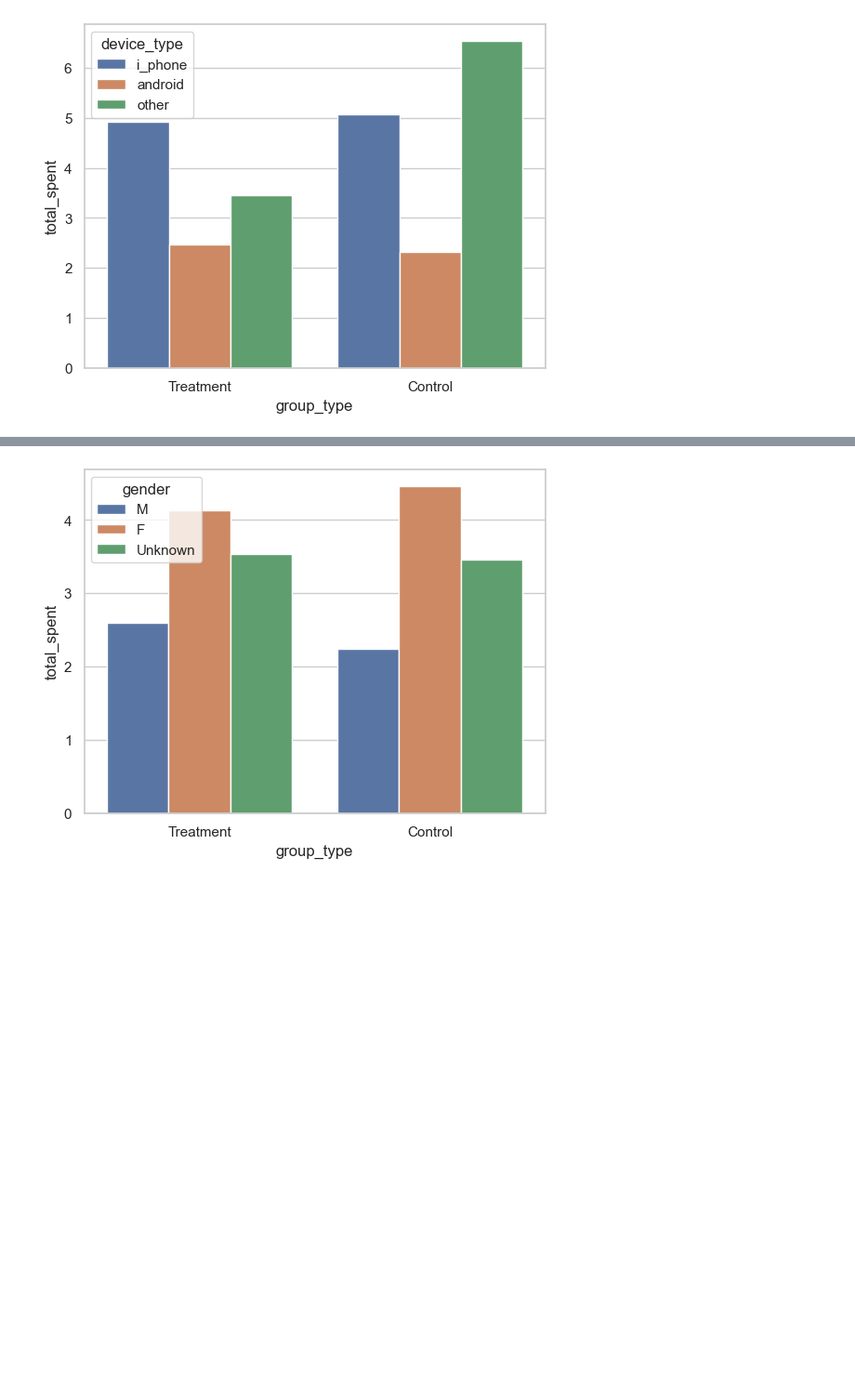
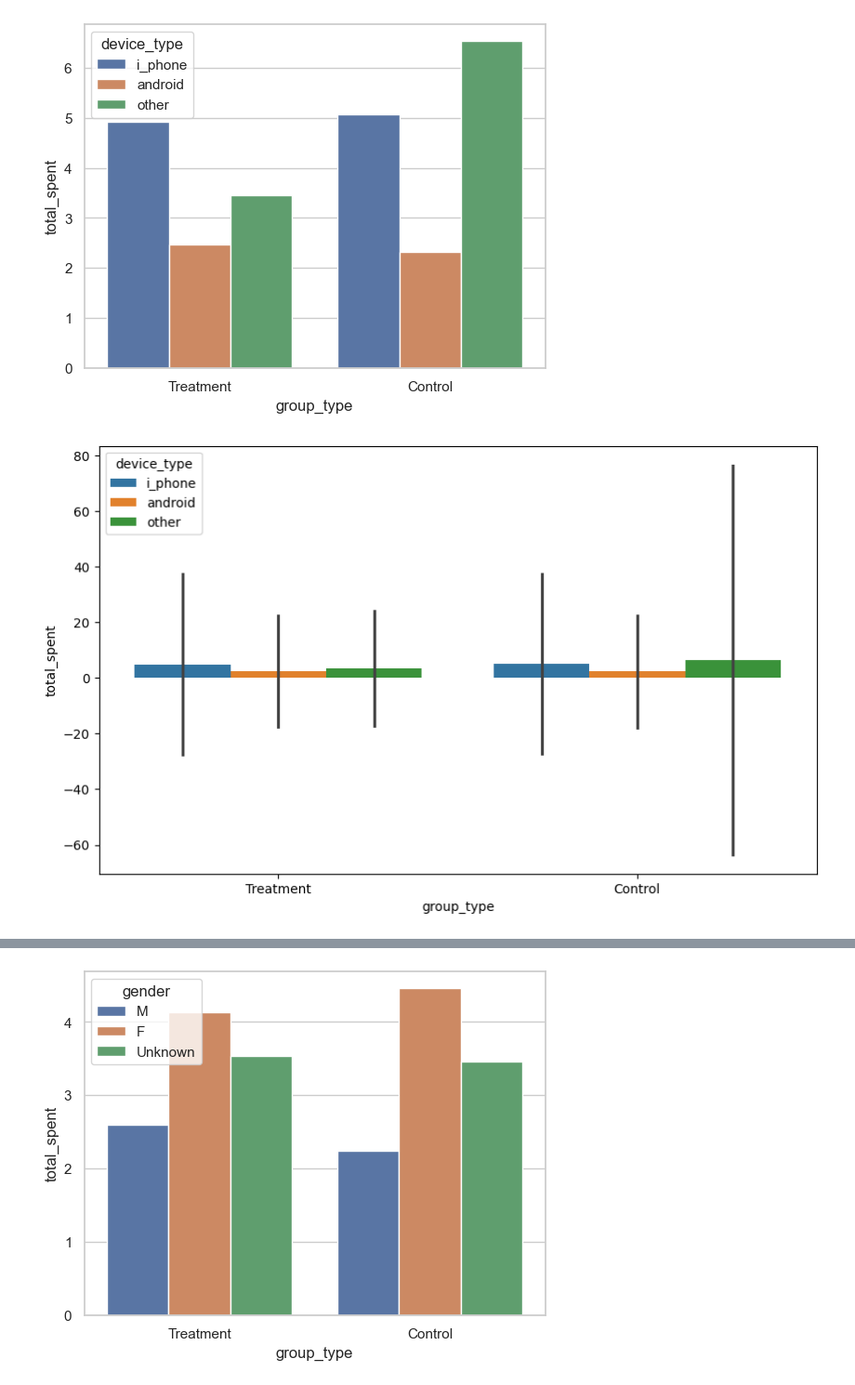
Before and after one commit to sushminder/Globox_AB_TEST, a Jupyter notebook: AB_TEST_GLOBOX.ipynb, the cells around one changed output, grey strips where cells are left out. Shown: that part at 93% size. Saved outputs shown, nothing was run; the diff lists cells and outputs as text; code cells hidden in the pictures; blank space fills up the shorter version.

```diff
--- a/AB_TEST_GLOBOX.ipynb
+++ b/AB_TEST_GLOBOX.ipynb
@@ -350,3 +348,9 @@ sns.barplot(data=df, x='group_type', y='total_spent', hue='device_type', errorba
 plt.show()
 # %% [output]
 [figure]
+# %%
+# Assuming df is your DataFrame
+plt.figure(figsize=(10, 6))
+sns.barplot(data=df, x='group_type', y='total_spent', hue='device_type', errorbar='sd')
+# %% [output]
+[figure, added]
```
Also changed, not shown: parts of 8 cells of this notebook.
